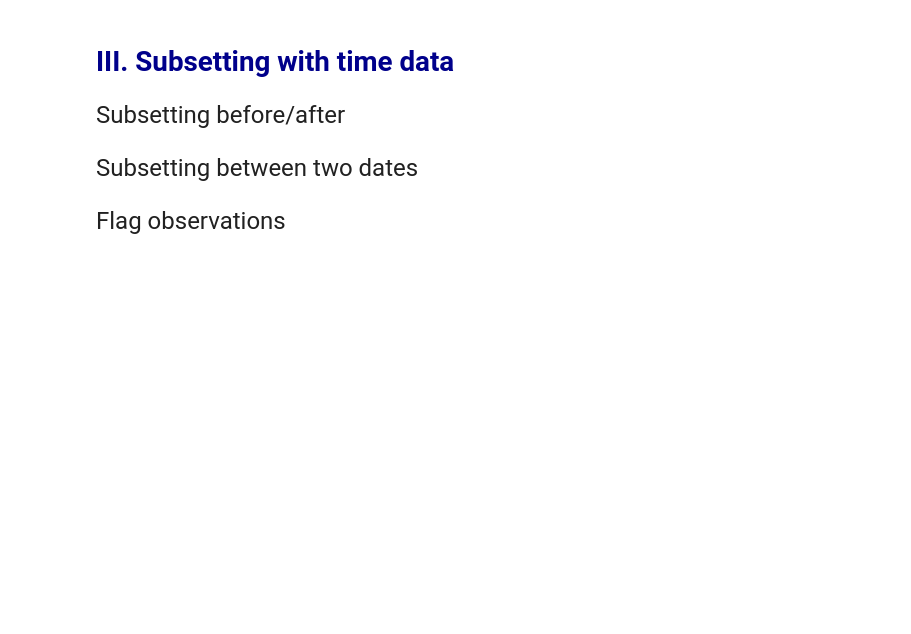
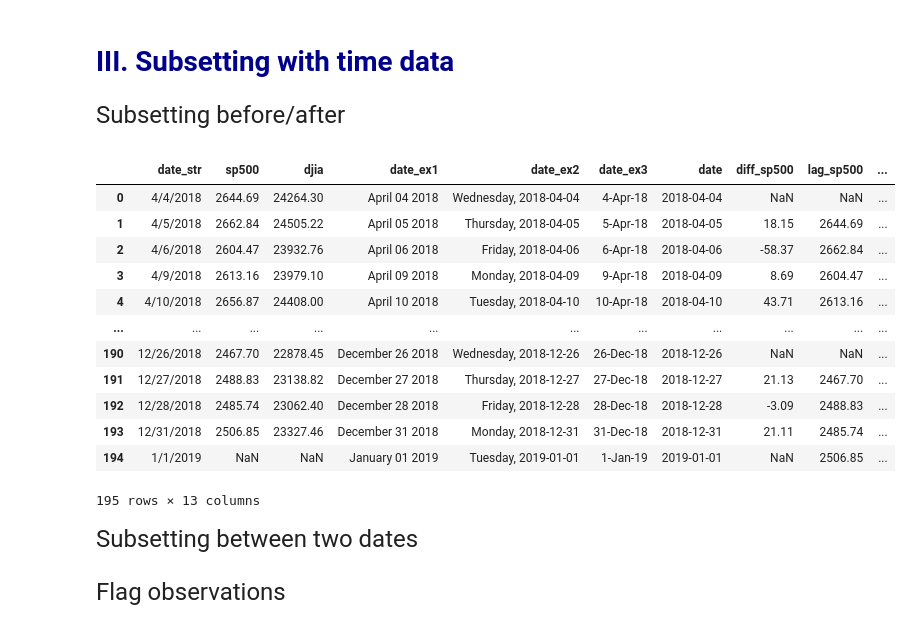
Before and after one commit to howiebrown/qtm151_fall_2023, a Jupyter notebook: lecture_21/lecture_21.ipynb, the cells around one changed output. Cells and saved outputs as stored; diff of their text form; code cells hidden in the pictures; blank space fills up the shorter version.

```diff
--- a/lecture_21/lecture_21.ipynb
+++ b/lecture_21/lecture_21.ipynb
@@ -194,6 +230,22 @@ Subsetting before/after
 
 subset_before  = financial.query('date <= "2019-01-01" ')
 subset_after   = financial.query('date >= "2020-01-01" ')
+# %%
+subset_before
+# %% [output]
+|  | date_str | sp500 | djia | date_ex1 | date_ex2 | date_ex3 | date | diff_sp500 | lag_sp500 | ... |
+| 0 | 4/4/2018 | 2644.69 | 24264.30 | April 04 2018 | Wednesday, 2018-04-04 | 4-Apr-18 | 2018-04-04 | NaN | NaN | ... |
+| 1 | 4/5/2018 | 2662.84 | 24505.22 | April 05 2018 | Thursday, 2018-04-05 | 5-Apr-18 | 2018-04-05 | 18.15 | 2644.69 | ... |
+| 2 | 4/6/2018 | 2604.47 | 23932.76 | April 06 2018 | Friday, 2018-04-06 | 6-Apr-18 | 2018-04-06 | -58.37 | 2662.84 | ... |
+| 3 | 4/9/2018 | 2613.16 | 23979.10 | April 09 2018 | Monday, 2018-04-09 | 9-Apr-18 | 2018-04-09 | 8.69 | 2604.47 | ... |
+| 4 | 4/10/2018 | 2656.87 | 24408.00 | April 10 2018 | Tuesday, 2018-04-10 | 10-Apr-18 | 2018-04-10 | 43.71 | 2613.16 | ... |
+| ... | ... | ... | ... | ... | ... | ... | ... | ... | ... | ... |
+| 190 | 12/26/2018 | 2467.70 | 22878.45 | December 26 2018 | Wednesday, 2018-12-26 | 26-Dec-18 | 2018-12-26 | NaN | NaN | ... |
+| 191 | 12/27/2018 | 2488.83 | 23138.82 | December 27 2018 | Thursday, 2018-12-27 | 27-Dec-18 | 2018-12-27 | 21.13 | 2467.70 | ... |
+| 192 | 12/28/2018 | 2485.74 | 23062.40 | December 28 2018 | Friday, 2018-12-28 | 28-Dec-18 | 2018-12-28 | -3.09 | 2488.83 | ... |
+| 193 | 12/31/2018 | 2506.85 | 23327.46 | December 31 2018 | Monday, 2018-12-31 | 31-Dec-18 | 2018-12-31 | 21.11 | 2485.74 | ... |
+| 194 | 1/1/2019 | NaN | NaN | January 01 2019 | Tuesday, 2019-01-01 | 1-Jan-19 | 2019-01-01 | NaN | 2506.85 | ... |
+195 rows × 13 columns
 # %% [markdown]
 <font size = "5" >
 
```
Also changed, not shown: parts of 4 cells of this notebook, 1 other file.
